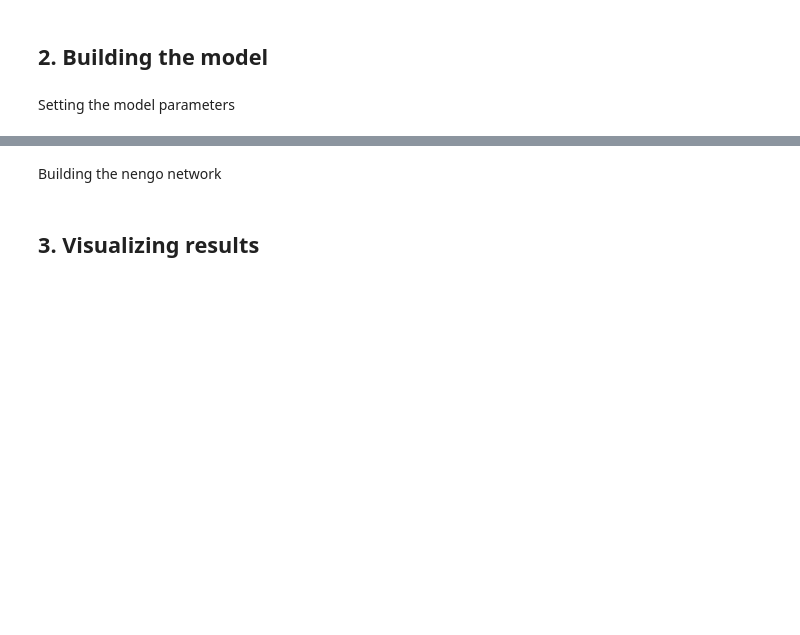
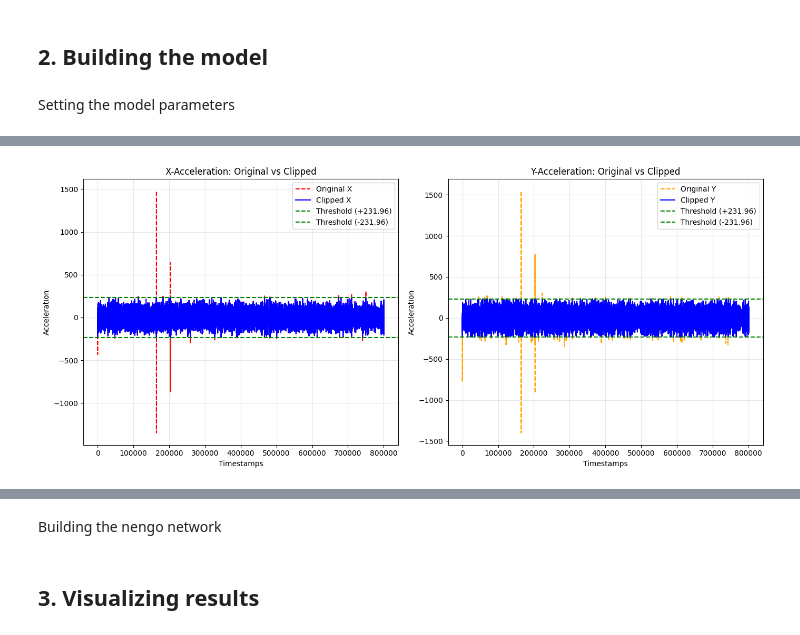
Before and after one commit to WAT-ai/BCI-Signal-Decoding, a Jupyter notebook: src/MELM - Learning/MELM-AA.ipynb, the cells around one changed output, grey strips where cells are left out. Saved outputs shown, nothing was run; the diff lists cells and outputs as text; code cells hidden in the pictures; blank space fills up the shorter version.

```diff
--- a/src/MELM - Learning/MELM-AA.ipynb
+++ b/src/MELM - Learning/MELM-AA.ipynb
@@ -58,0 +128,28 @@ Setting the model parameters
+# %%
+fig, axes = plt.subplots(1, 2, figsize=(14, 6))
+axes[0].plot(timestamps, original_data_x, label="Original X", color='red', linestyle='--')
+axes[0].plot(timestamps, transformed_acceleration_x, label="Clipped X", color='blue', linestyle='-')
+axes[0].axhline(threshold, color='green', linestyle='--', label=f"Threshold (+{threshold:.2f})")
+axes[0].axhline(-threshold, color='green', linestyle='--', label=f"Threshold (-{threshold:.2f})")
+axes[0].set_title("X-Acceleration: Original vs Clipped")
+axes[0].set_xlabel("Timestamps")
+axes[0].set_ylabel("Acceleration")
+axes[0].legend()
+axes[0].grid(alpha=0.3)
+
+# Y-Acceleration plot
+axes[1].plot(timestamps, original_data_y, label="Original Y", color='orange', linestyle='--')
+axes[1].plot(timestamps, transformed_acceleration_y, label="Clipped Y", color='blue', linestyle='-')
+axes[1].axhline(threshold, color='green', linestyle='--', label=f"Threshold (+{threshold:.2f})")
+axes[1].axhline(-threshold, color='green', linestyle='--', label=f"Threshold (-{threshold:.2f})")
+axes[1].set_title("Y-Acceleration: Original vs Clipped")
+axes[1].set_xlabel("Timestamps")
+axes[1].set_ylabel("Acceleration")
+axes[1].legend()
+axes[1].grid(alpha=0.3)
+
+# Adjust layout and show the plot
+plt.tight_layout()
+plt.show()
+# %% [output]
+[figure, added]
```
Also changed, not shown: parts of 15 cells of this notebook.
